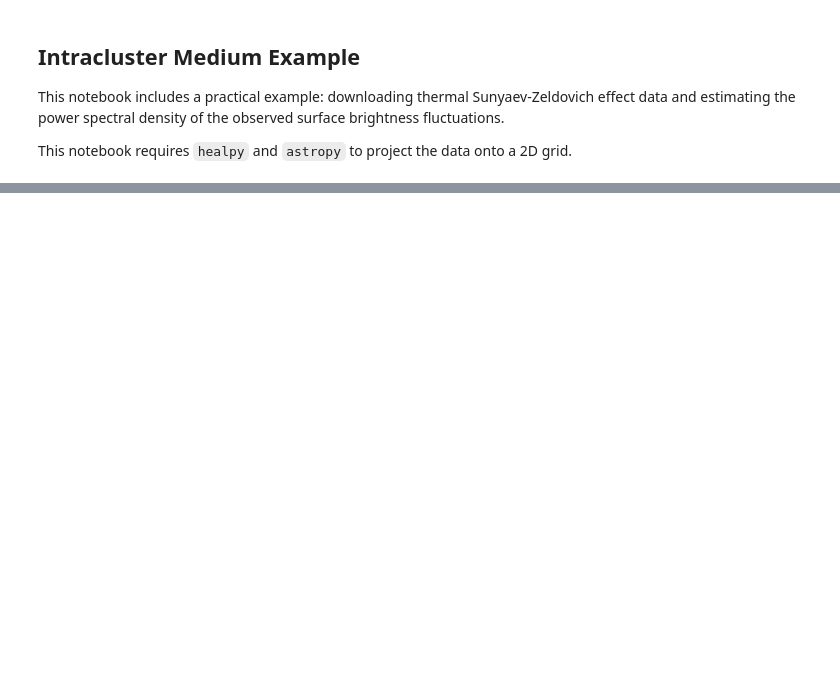
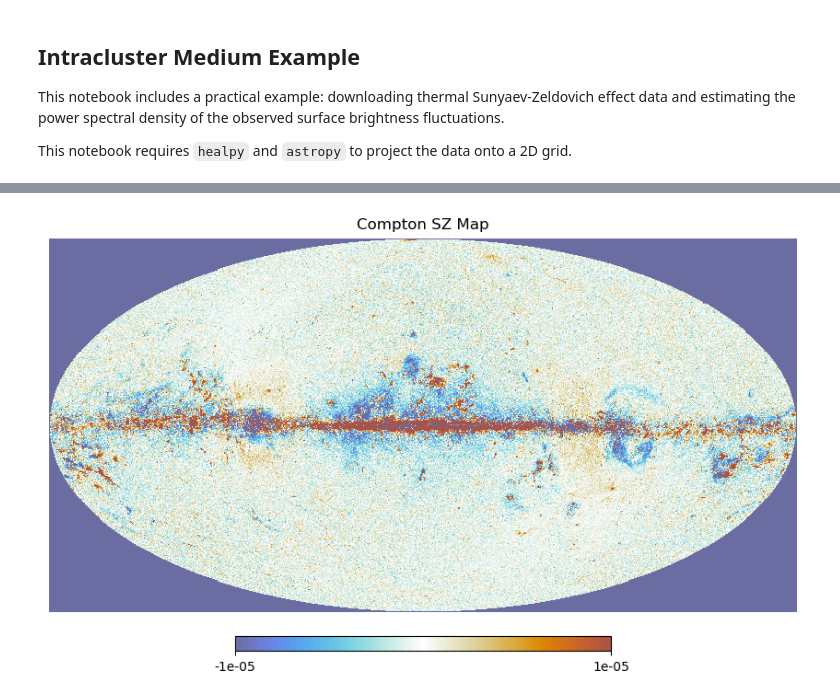
Before and after one commit to mab68/Kea, a Jupyter notebook: docs/source/examples/2_icm_example.ipynb, the cells around one changed output, grey strips where cells are left out. Drawn from its saved outputs; the diff is of its cells as text; code cells hidden in the pictures; blank space fills up the shorter version.

```diff
--- a/docs/source/examples/2_icm_example.ipynb
+++ b/docs/source/examples/2_icm_example.ipynb
@@ -22,10 +27,11 @@ set_calculation_mode(use_cpu=False, use_gpu=True)
 # %%
+## Download
 from astropy.io import fits
 from astropy.utils.data import download_file
 url = 'http://pla.esac.esa.int/pla/aio/product-action?MAP.MAP_ID=COM_CompMap_Compton-SZMap-milca-ymaps_2048_R2.00.fits'
 try:
     print('downloading file')
     file_path = download_file(url, cache=True)
-    hdul = fits.open(file_path)
+    # hdul = fits.open(file_path)
 except:
     print('Could not download file')
@@ -38,0 +51,7 @@ import healpy as hp
+# %%
+## Read full-sky ymap
+ymap, header = hp.read_map(file_path, hdu=1, h=True)
+## Plot to examine
+hp.mollview(ymap, min=-1e-5, max=1e-5, cmap=cmasher.prinsenvlag_r, title='Compton SZ Map')
+# %% [output]
+[figure, added]
```
Also changed, not shown: parts of 12 cells of this notebook, 5 other files.
